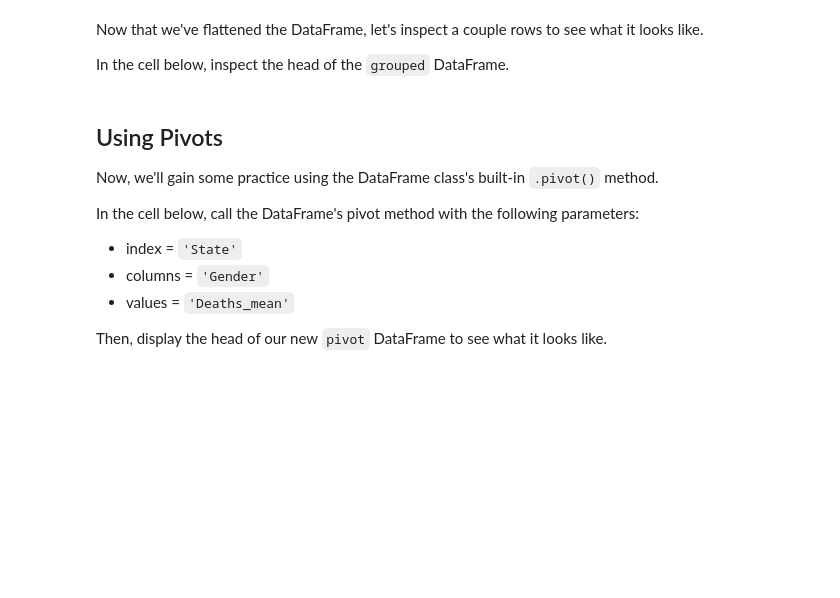
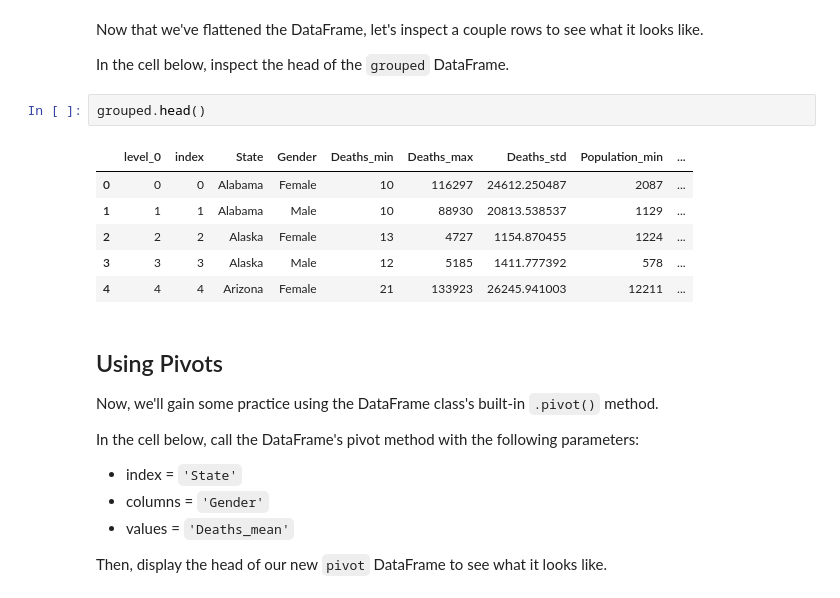
Before and after one commit to AustinKrause/dsc-1-04-09-pivot-tables-with-pandas-lab-nyc-ds-career-031119, a Jupyter notebook: index.ipynb, the cells around one changed output. Cells and saved outputs as stored; diff of their text form; blank space fills up the shorter version.

```diff
--- a/index.ipynb
+++ b/index.ipynb
@@ -331,6 +335,15 @@ grouped.columns
 Now that we've flattened the DataFrame, let's inspect a couple rows to see what it looks like.
 
 In the cell below, inspect the head of the `grouped` DataFrame.
+# %%
+grouped.head()
+# %% [output]
+|  | level_0 | index | State | Gender | Deaths_min | Deaths_max | Deaths_std | Population_min | ... |
+| 0 | 0 | 0 | Alabama | Female | 10 | 116297 | 24612.250487 | 2087 | ... |
+| 1 | 1 | 1 | Alabama | Male | 10 | 88930 | 20813.538537 | 1129 | ... |
+| 2 | 2 | 2 | Alaska | Female | 13 | 4727 | 1154.870455 | 1224 | ... |
+| 3 | 3 | 3 | Alaska | Male | 12 | 5185 | 1411.777392 | 578 | ... |
+| 4 | 4 | 4 | Arizona | Female | 21 | 133923 | 26245.941003 | 12211 | ... |
 # %% [markdown]
 ## Using Pivots
 
```
Also changed, not shown: parts of 1 cell of this notebook.
